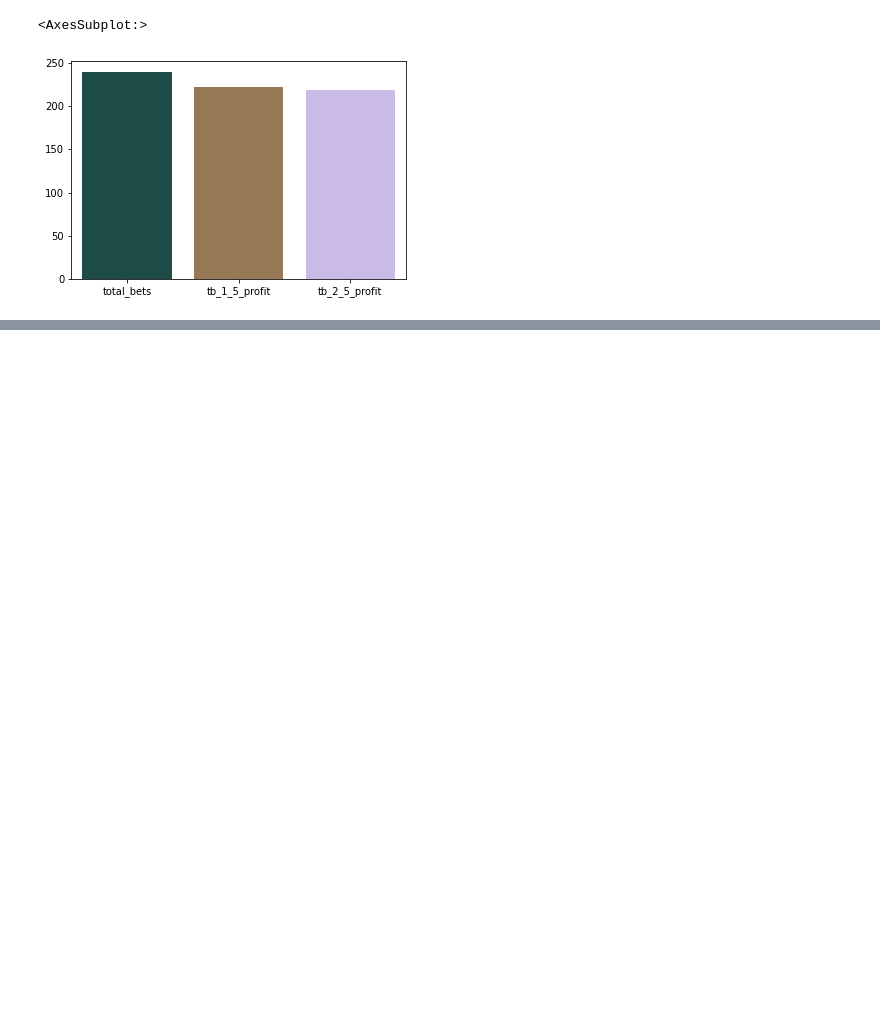
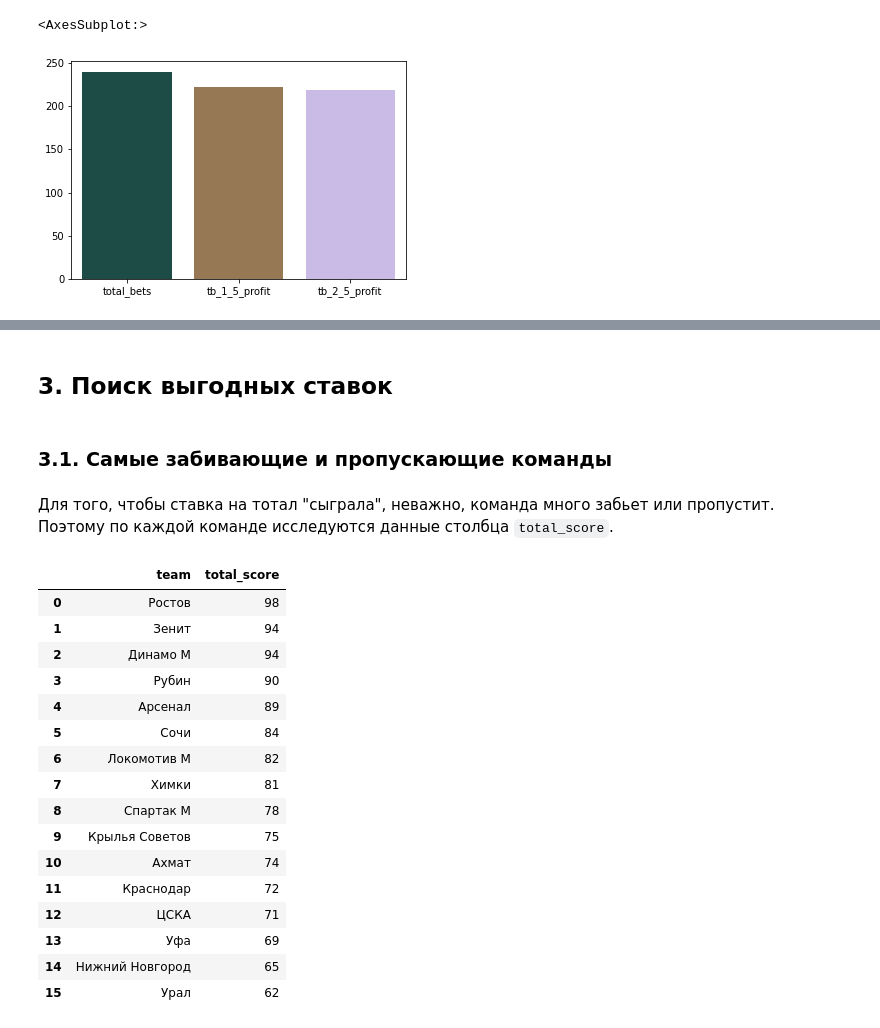
Before and after one commit to Alexman507/yandex_practicum_projects, a Jupyter notebook: football/Football.ipynb, the cells around one changed output, grey strips where cells are left out. Drawn from its saved outputs; the diff is of its cells as text; code cells hidden in the pictures; blank space fills up the shorter version.

```diff
--- a/football/Football.ipynb
+++ b/football/Football.ipynb
@@ -135,3 +195,44 @@ print(f'''Если бы вы поставили ставку "ТБ > 2.5" по 1
 
 Если бы вы поставили ставку "ТБ > 2.5" по 1 руб. со средним коэффициентом 1.797:
 Ваш доход составил бы -20.77руб. или -8.65%!
+# %% [markdown]
+## 3. Поиск выгодных ставок
+# %% [markdown]
+### 3.1. Самые забивающие и пропускающие команды
+# %% [markdown]
+Для того, чтобы ставка на тотал "сыграла", неважно, команда много забьет или пропустит.
+Поэтому по каждой команде исследуются данные столбца `total_score`.
+# %%
+all_teams_data = []
+
+for team in df['host_team'].unique():
+
+    all_host_games = df[df['host_team'] ==  team]
+    all_away_games = df[df['away_team'] ==  team]
+    all_team_games = pd.concat([all_host_games, all_away_games])
+
+    total_team_score = all_team_games['total_score'].sum()
+    team_data = [team, total_team_score]
+    all_teams_data.append(team_data)
+
+all_teams_data = pd.DataFrame(all_teams_data, columns=['team', 'total_score']).sort_values(by='total_score', ascending = False).reset_index(drop = True)
+
+all_teams_data
+# %% [output]
+|  | team | total_score |
+| 0 | Ростов | 98 |
+| 1 | Зенит | 94 |
+| 2 | Динамо М | 94 |
+| 3 | Рубин | 90 |
+| 4 | Арсенал | 89 |
+| 5 | Сочи | 84 |
+| 6 | Локомотив М | 82 |
+| 7 | Химки | 81 |
+| 8 | Спартак М | 78 |
+| 9 | Крылья Советов | 75 |
+| 10 | Ахмат | 74 |
+| 11 | Краснодар | 72 |
+| 12 | ЦСКА | 71 |
+| 13 | Уфа | 69 |
+| 14 | Нижний Новгород | 65 |
+| 15 | Урал | 62 |
```
Also changed, not shown: parts of 24 cells of this notebook.
